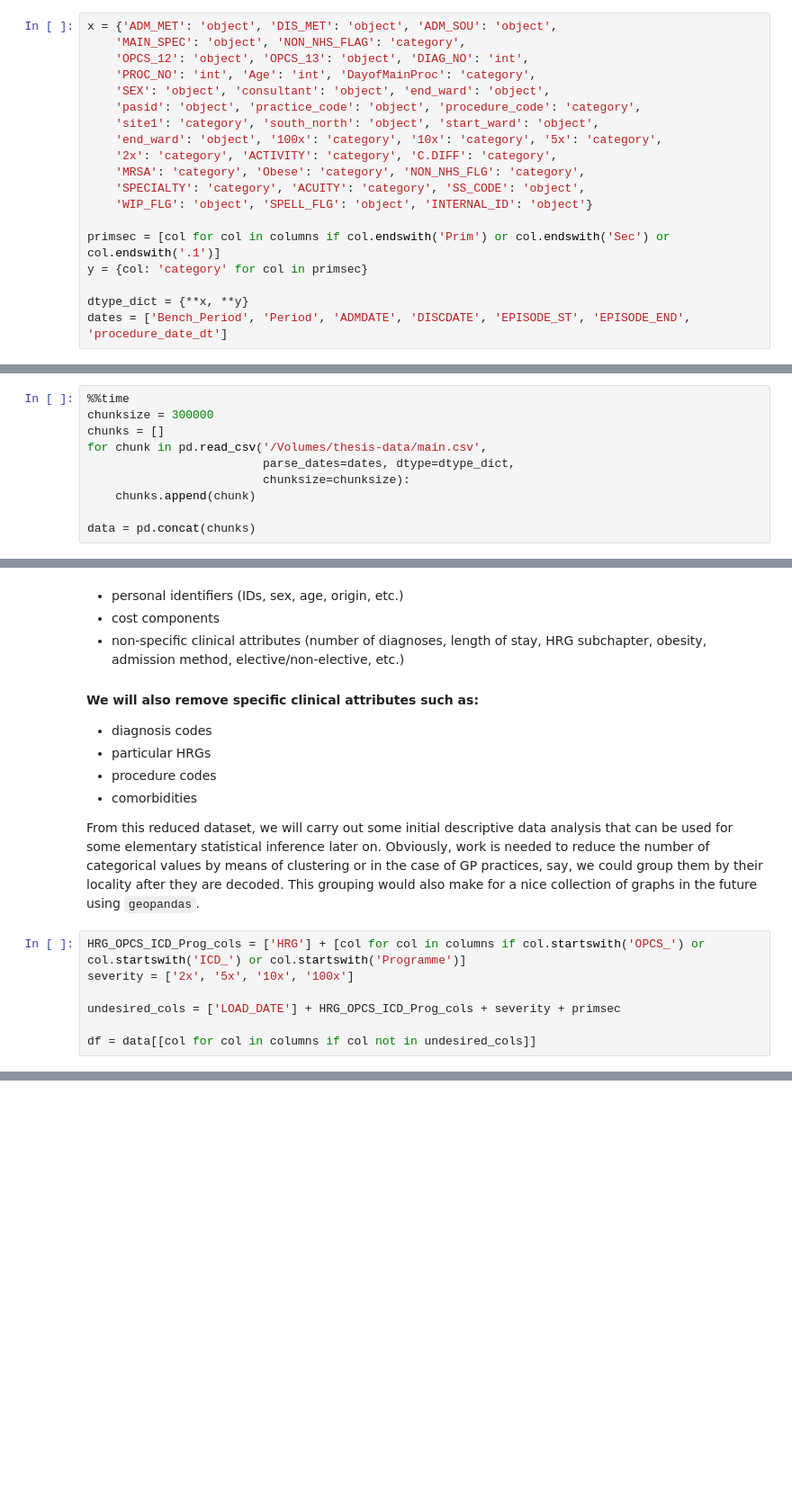
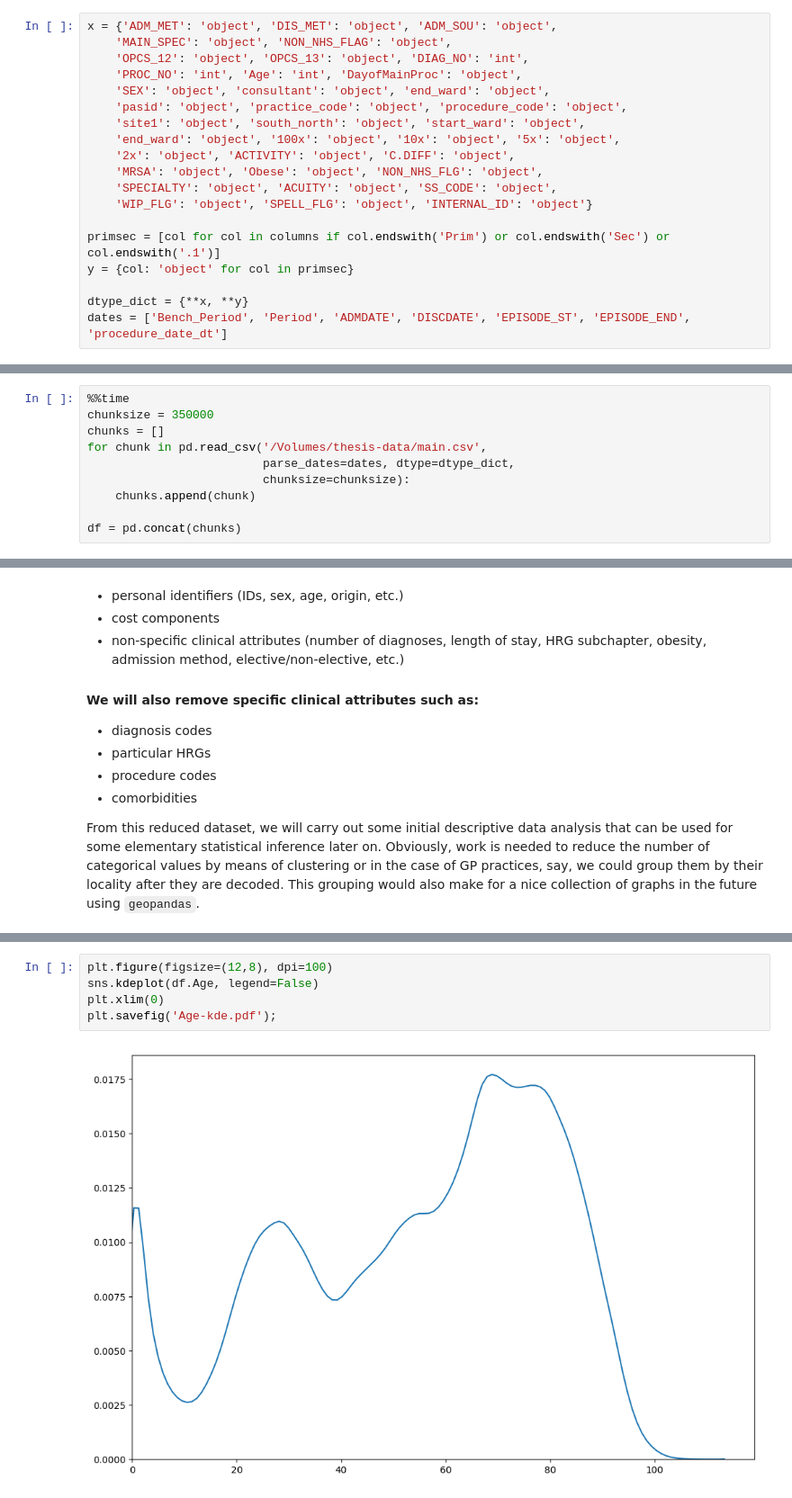
Before and after one commit to daffidwilde/thesis, a Jupyter notebook: data/nbs/elementary-data-analysis.ipynb, the cells around one changed output, grey strips where cells are left out. Shown at 90% size. Drawn from its saved outputs; the diff is of its cells as text; blank space fills up the shorter version.

```diff
--- a/data/nbs/elementary-data-analysis.ipynb
+++ b/data/nbs/elementary-data-analysis.ipynb
@@ -10,19 +34,19 @@ columns = pd.read_csv('/Volumes/thesis-data/main.csv', nrows=1).columns
 # %%
 x = {'ADM_MET': 'object', 'DIS_MET': 'object', 'ADM_SOU': 'object',
-    'MAIN_SPEC': 'object', 'NON_NHS_FLAG': 'category',
+    'MAIN_SPEC': 'object', 'NON_NHS_FLAG': 'object',
     'OPCS_12': 'object', 'OPCS_13': 'object', 'DIAG_NO': 'int',
-    'PROC_NO': 'int', 'Age': 'int', 'DayofMainProc': 'category',
+    'PROC_NO': 'int', 'Age': 'int', 'DayofMainProc': 'object',
     'SEX': 'object', 'consultant': 'object', 'end_ward': 'object',
-    'pasid': 'object', 'practice_code': 'object', 'procedure_code': 'category',
-    'site1': 'category', 'south_north': 'object', 'start_ward': 'object',
-    'end_ward': 'object', '100x': 'category', '10x': 'category', '5x': 'category',
-    '2x': 'category', 'ACTIVITY': 'category', 'C.DIFF': 'category',
-    'MRSA': 'category', 'Obese': 'category', 'NON_NHS_FLG': 'category',
-    'SPECIALTY': 'category', 'ACUITY': 'category', 'SS_CODE': 'object',
+    'pasid': 'object', 'practice_code': 'object', 'procedure_code': 'object',
+    'site1': 'object', 'south_north': 'object', 'start_ward': 'object',
+    'end_ward': 'object', '100x': 'object', '10x': 'object', '5x': 'object',
+    '2x': 'object', 'ACTIVITY': 'object', 'C.DIFF': 'object',
+    'MRSA': 'object', 'Obese': 'object', 'NON_NHS_FLG': 'object',
+    'SPECIALTY': 'object', 'ACUITY': 'object', 'SS_CODE': 'object',
     'WIP_FLG': 'object', 'SPELL_FLG': 'object', 'INTERNAL_ID': 'object'}
 
 primsec = [col for col in columns if col.endswith('Prim') or col.endswith('Sec') or col.endswith('.1')]
-y = {col: 'category' for col in primsec}
+y = {col: 'object' for col in primsec}
 
 dtype_dict = {**x, **y}
 dates = ['Bench_Period', 'Period', 'ADMDATE', 'DISCDATE', 'EPISODE_ST', 'EPISODE_END', 'procedure_date_dt']
@@ -30,12 +54,12 @@ dates = ['Bench_Period', 'Period', 'ADMDATE', 'DISCDATE', 'EPISODE_ST', 'EPISODE
 ## Reading in the whole dataset
 # %%
 %%time
-chunksize = 300000
+chunksize = 350000
 chunks = []
 for chunk in pd.read_csv('/Volumes/thesis-data/main.csv',
                          parse_dates=dates, dtype=dtype_dict,
                          chunksize=chunksize):
     chunks.append(chunk)
 
-data = pd.concat(chunks)
+df = pd.concat(chunks)
 # %% [output]
@@ -70,10 +94,3 @@ data.practice_code.nunique(), data.HRG.nunique(), data.ICD10.nunique(), data.OPC
 - comorbidities
 
 From this reduced dataset, we will carry out some initial descriptive data analysis that can be used for some elementary statistical inference later on. Obviously, work is needed to reduce the number of categorical values by means of clustering or in the case of GP practices, say, we could group them by their locality after they are decoded. This grouping would also make for a nice collection of graphs in the future using `geopandas`.
-# %%
-HRG_OPCS_ICD_Prog_cols = ['HRG'] + [col for col in columns if col.startswith('OPCS_') or col.startswith('ICD_') or col.startswith('Programme')]
-severity = ['2x', '5x', '10x', '100x']
-
-undesired_cols = ['LOAD_DATE'] + HRG_OPCS_ICD_Prog_cols + severity + primsec
-
-df = data[[col for col in columns if col not in undesired_cols]]
@@ -195,0 +156,7 @@ plt.ylabel('Net Cost [£]');
+# %%
+plt.figure(figsize=(12,8), dpi=100)
+sns.kdeplot(df.Age, legend=False)
+plt.xlim(0)
+plt.savefig('Age-kde.pdf');
+# %% [output]
+[figure, added]
```
Also changed, not shown: parts of 47 cells of this notebook, 13 other files.
